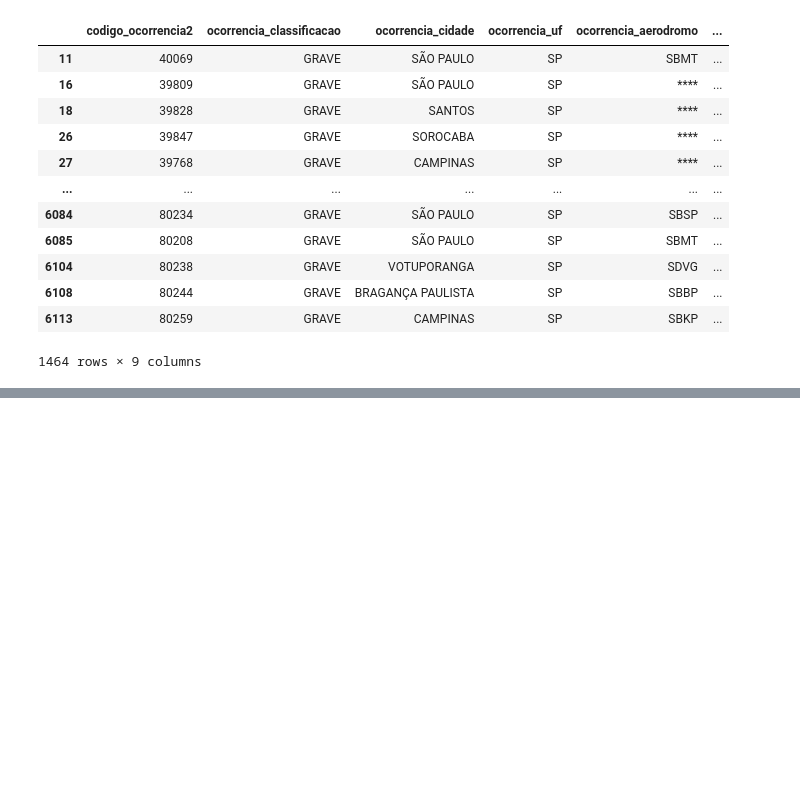
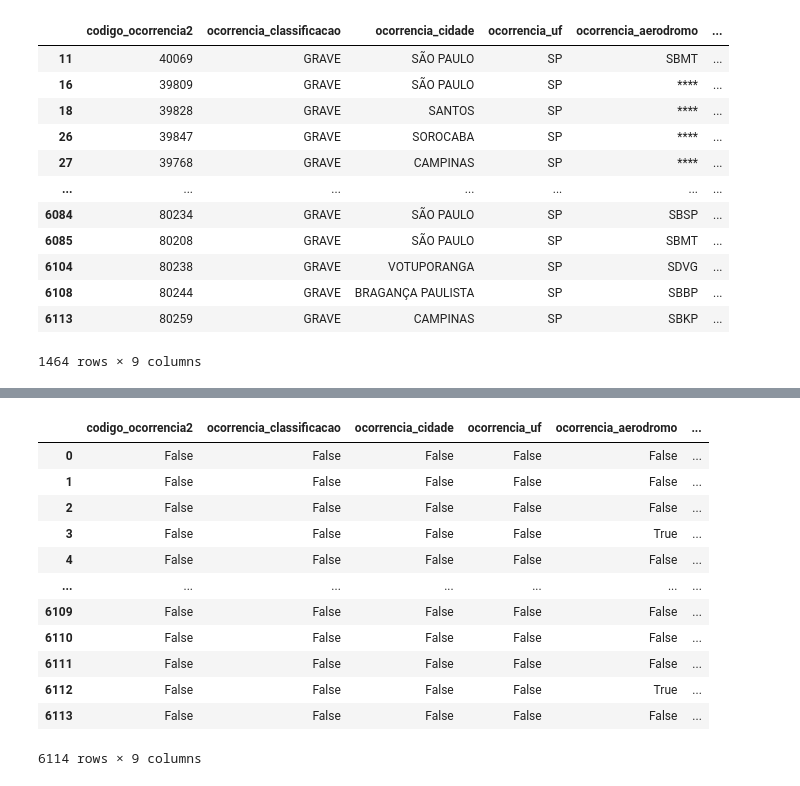
Before and after one commit to angelacpd/etl-dio, a Jupyter notebook: Cleaning.ipynb, the cells around one changed output, grey strips where cells are left out. Drawn from its saved outputs; the diff is of its cells as text; code cells hidden in the pictures; blank space fills up the shorter version.

```diff
--- a/Cleaning.ipynb
+++ b/Cleaning.ipynb
@@ -200,0 +243,17 @@ df.loc[df.ocorrencia_uf == 'SP']
+# %%
+# Verify if element is not informed. Return dataframe with 'True' and 'False'
+df.isna()
+# %% [output]
+|  | codigo_ocorrencia2 | ocorrencia_classificacao | ocorrencia_cidade | ocorrencia_uf | ocorrencia_aerodromo | ... |
+| 0 | False | False | False | False | False | ... |
+| 1 | False | False | False | False | False | ... |
+| 2 | False | False | False | False | False | ... |
+| 3 | False | False | False | False | True | ... |
+| 4 | False | False | False | False | False | ... |
+| ... | ... | ... | ... | ... | ... | ... |
+| 6109 | False | False | False | False | False | ... |
+| 6110 | False | False | False | False | False | ... |
+| 6111 | False | False | False | False | False | ... |
+| 6112 | False | False | False | False | True | ... |
+| 6113 | False | False | False | False | False | ... |
+6114 rows × 9 columns
```
Also changed, not shown: parts of 10 cells of this notebook.
